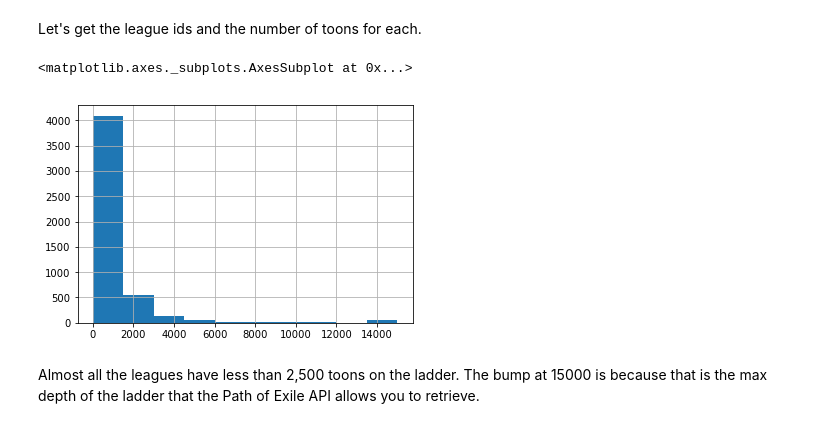
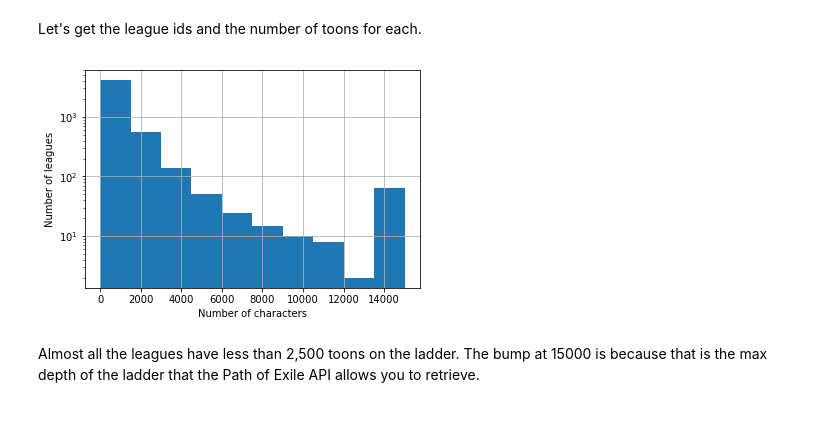
Before and after one commit to stevejbrown/PoE-analysis, a Jupyter notebook: POE analysis.ipynb, the cells around one changed output. Drawn from its saved outputs; the diff is of its cells as text; code cells hidden in the pictures.

```diff
--- a/POE analysis.ipynb
+++ b/POE analysis.ipynb
@@ -40,12 +50,15 @@ league_ids = pd.read_sql_query('''
                                 ''',
                                 conn)
 league_ids.rename(columns={'COUNT(*)':'count'}, inplace=True)
-# %%
-%matplotlib inline
-league_ids['count'].hist()
-# %% [output]
-<matplotlib.axes._subplots.AxesSubplot at 0x...>
-[figure, removed]
+# %%
+%matplotlib inline
+league_ids['count'].hist()
+plt.ylabel('Number of leagues')
+plt.xlabel('Number of characters')
+plt.yscale('log')
+#plt.savefig('figures/league_size_log_hist.png', dpi=300)
+# %% [output]
+[figure, added]
 # %% [markdown]
 Almost all the leagues have less than 2,500 toons on the ladder. The bump at 15000 is because that is the max depth of the ladder that the Path of Exile API allows you to retrieve.
 # %%
```
Also changed, not shown: parts of 51 cells of this notebook.
